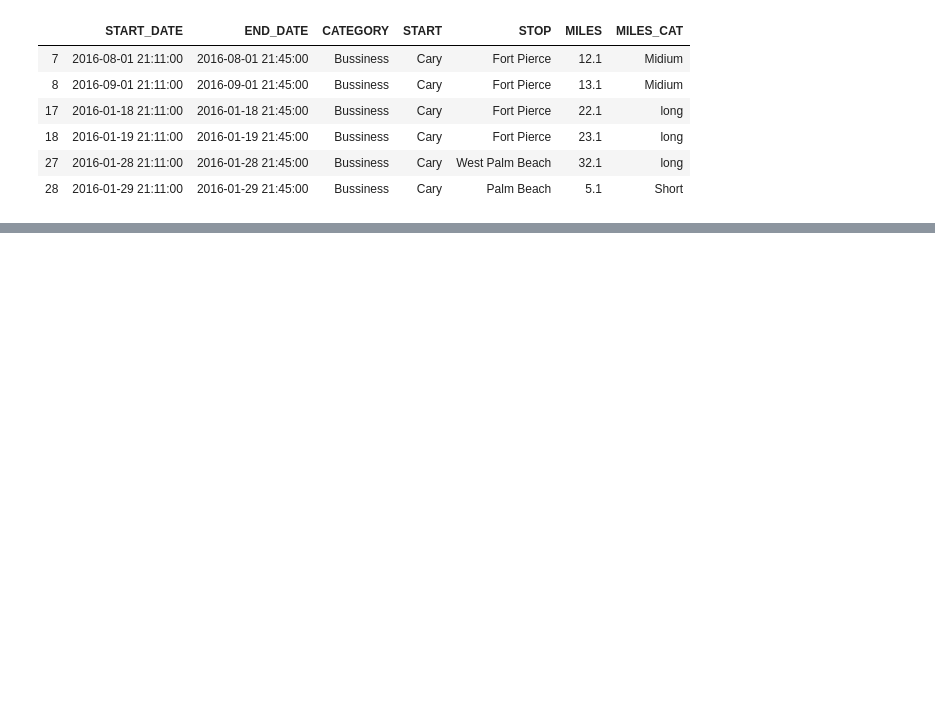
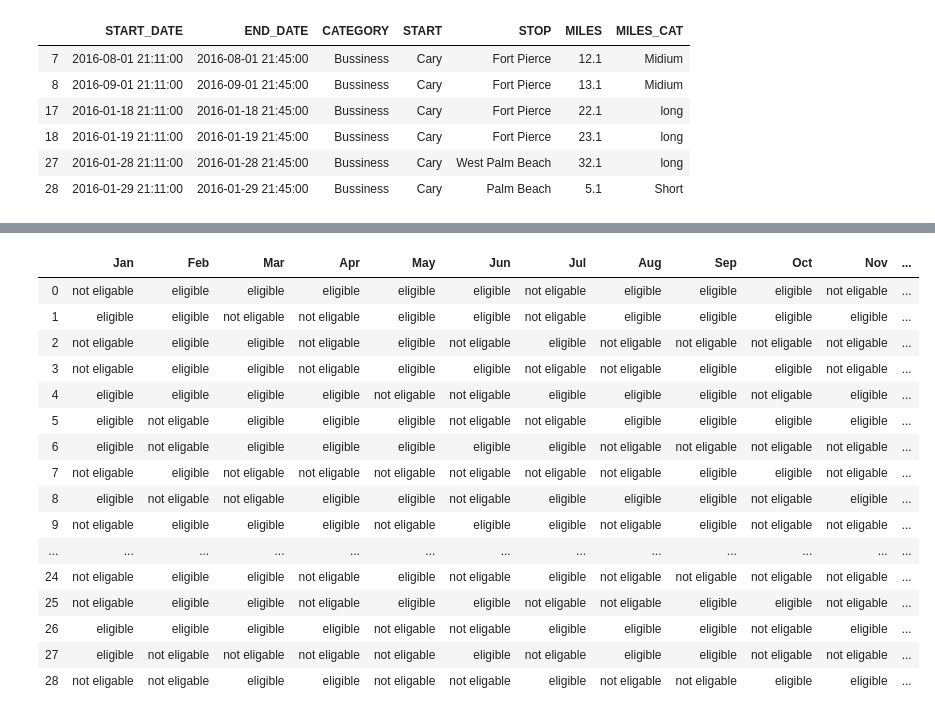
Before and after one commit to mdfahimrahman22/Machine-Learning, a Jupyter notebook: Machine_Learning(lenovo).ipynb, the cells around one changed output, grey strips where cells are left out. Drawn from its saved outputs; the diff is of its cells as text; code cells hidden in the pictures; blank space fills up the shorter version.

```diff
--- a/Machine_Learning(lenovo).ipynb
+++ b/Machine_Learning(lenovo).ipynb
@@ -192,3 +183,8 @@ df[df["START"]=="Cary"]
 | 18 | 2016-01-19 21:11:00 | 2016-01-19 21:45:00 | Bussiness | Cary | Fort Pierce | 23.1 | long |
 | 27 | 2016-01-28 21:11:00 | 2016-01-28 21:45:00 | Bussiness | Cary | West Palm Beach | 32.1 | long |
 | 28 | 2016-01-29 21:11:00 | 2016-01-29 21:45:00 | Bussiness | Cary | Palm Beach | 5.1 | Short |
+# %%
+store_sales=pd.read_csv("sales.csv")
+# store_sales['Jan'].mean()
+store_sales.apply("mean")#by default axis=0
+store_sales.select_dtypes(include=['int64','float64']).apply("mean",axis=1)
@@ -194,0 +209,26 @@ df[df["START"]=="Cary"]
+# %%
+def bonus_func(sales_col):
+    elig_values=np.where(sales_col>50,"eligible","not eligable")
+    return elig_values
+# store_sales["Jan_bonus"]=bonus_func(store_sales["Jan"],50)
+# store_sales
+newdf=store_sales.select_dtypes(include=['int64','float64']).apply(bonus_func)
+newdf
+# %% [output]
+|  | Jan | Feb | Mar | Apr | May | Jun | Jul | Aug | Sep | Oct | Nov | ... |
+| 0 | not eligable | eligible | eligible | eligible | eligible | eligible | not eligable | eligible | eligible | eligible | not eligable | ... |
+| 1 | eligible | eligible | not eligable | not eligable | eligible | eligible | not eligable | eligible | eligible | eligible | eligible | ... |
+| 2 | not eligable | eligible | eligible | not eligable | eligible | not eligable | eligible | not eligable | not eligable | not eligable | not eligable | ... |
+| 3 | not eligable | eligible | eligible | not eligable | eligible | eligible | not eligable | not eligable | eligible | eligible | not eligable | ... |
+| 4 | eligible | eligible | eligible | eligible | not eligable | not eligable | eligible | eligible | eligible | not eligable | eligible | ... |
+| 5 | eligible | not eligable | eligible | eligible | eligible | not eligable | not eligable | eligible | eligible | eligible | eligible | ... |
+| 6 | eligible | not eligable | eligible | eligible | eligible | eligible | eligible | not eligable | not eligable | not eligable | not eligable | ... |
+| 7 | not eligable | eligible | not eligable | not eligable | not eligable | not eligable | not eligable | not eligable | eligible | eligible | not eligable | ... |
+| 8 | eligible | not eligable | not eligable | eligible | eligible | not eligable | eligible | eligible | eligible | not eligable | eligible | ... |
+| 9 | not eligable | eligible | eligible | eligible | not eligable | eligible | eligible | not eligable | eligible | not eligable | not eligable | ... |
+| ... | ... | ... | ... | ... | ... | ... | ... | ... | ... | ... | ... | ... |
+| 24 | not eligable | eligible | eligible | not eligable | eligible | not eligable | eligible | not eligable | not eligable | not eligable | not eligable | ... |
+| 25 | not eligable | eligible | eligible | not eligable | eligible | eligible | not eligable | not eligable | eligible | eligible | not eligable | ... |
+| 26 | eligible | eligible | eligible | eligible | not eligable | not eligable | eligible | eligible | eligible | not eligable | eligible | ... |
+| 27 | eligible | not eligable | not eligable | not eligable | not eligable | eligible | not eligable | eligible | eligible | not eligable | not eligable | ... |
+| 28 | not eligable | not eligable | eligible | eligible | not eligable | not eligable | eligible | not eligable | not eligable | eligible | eligible | ... |
```
Also changed, not shown: parts of 2 cells of this notebook, 3 other files.
